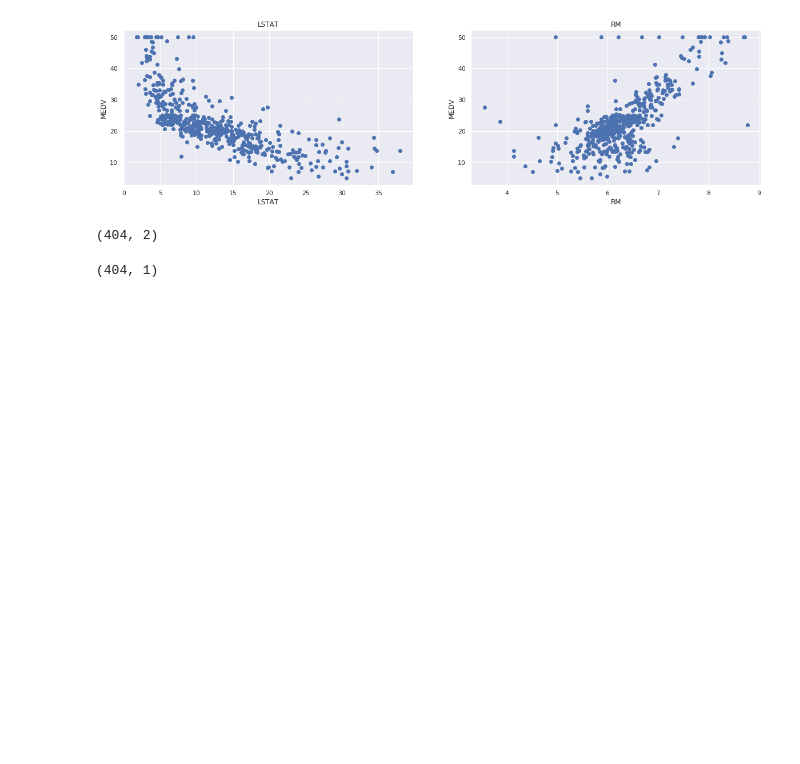
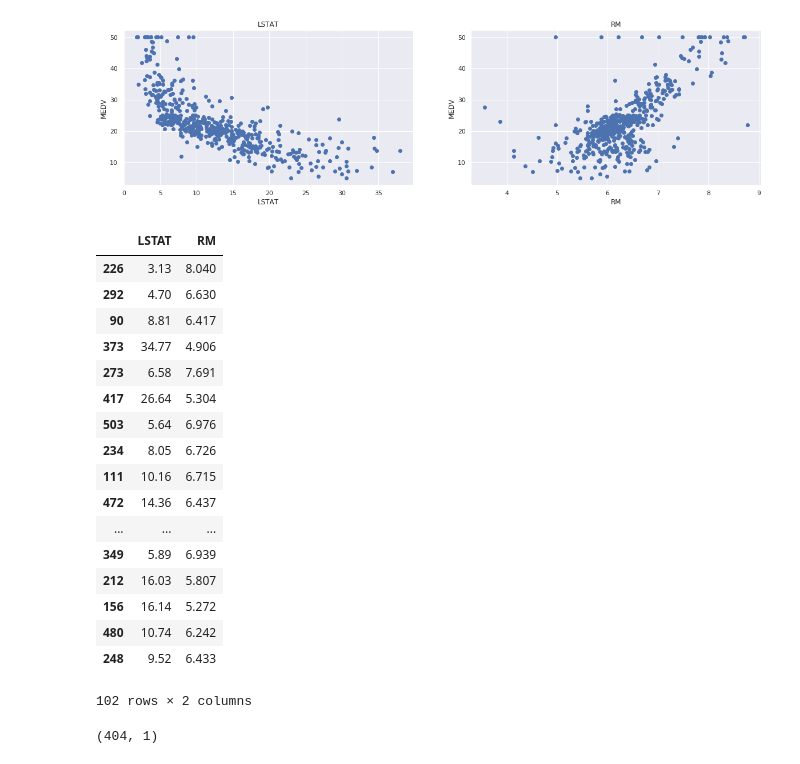
Before and after one commit to vik228/deeplearning_ai, a Jupyter notebook: example_problems/housing_prices.ipynb, the cells around one changed output. Cells and saved outputs as stored; diff of their text form; code cells hidden in the pictures; blank space fills up the shorter version.

```diff
--- a/example_problems/housing_prices.ipynb
+++ b/example_problems/housing_prices.ipynb
@@ -87,10 +87,27 @@ X = pd.DataFrame(np.c_[boston['LSTAT'], boston['RM']], columns = ['LSTAT','RM'])
 Y = boston['MEDV']
 # %%
 X_train, X_test, Y_train, Y_test = train_test_split(X, Y, test_size = 0.2, random_state=5)
-# %%
-X_train.shape
-# %% [output]
-(404, 2)
+# %%
+X_test
+# %% [output]
+|  | LSTAT | RM |
+| 226 | 3.13 | 8.040 |
+| 292 | 4.70 | 6.630 |
+| 90 | 8.81 | 6.417 |
+| 373 | 34.77 | 4.906 |
+| 273 | 6.58 | 7.691 |
+| 417 | 26.64 | 5.304 |
+| 503 | 5.64 | 6.976 |
+| 234 | 8.05 | 6.726 |
+| 111 | 10.16 | 6.715 |
+| 472 | 14.36 | 6.437 |
+| ... | ... | ... |
+| 349 | 5.89 | 6.939 |
+| 212 | 16.03 | 5.807 |
+| 156 | 16.14 | 5.272 |
+| 480 | 10.74 | 6.242 |
+| 248 | 9.52 | 6.433 |
+102 rows × 2 columns
 # %%
 Y_train = Y_train[:,np.newaxis]
 Y_test = Y_test[:, np.newaxis]
```
Also changed, not shown: parts of 9 cells of this notebook, 1 other file.
